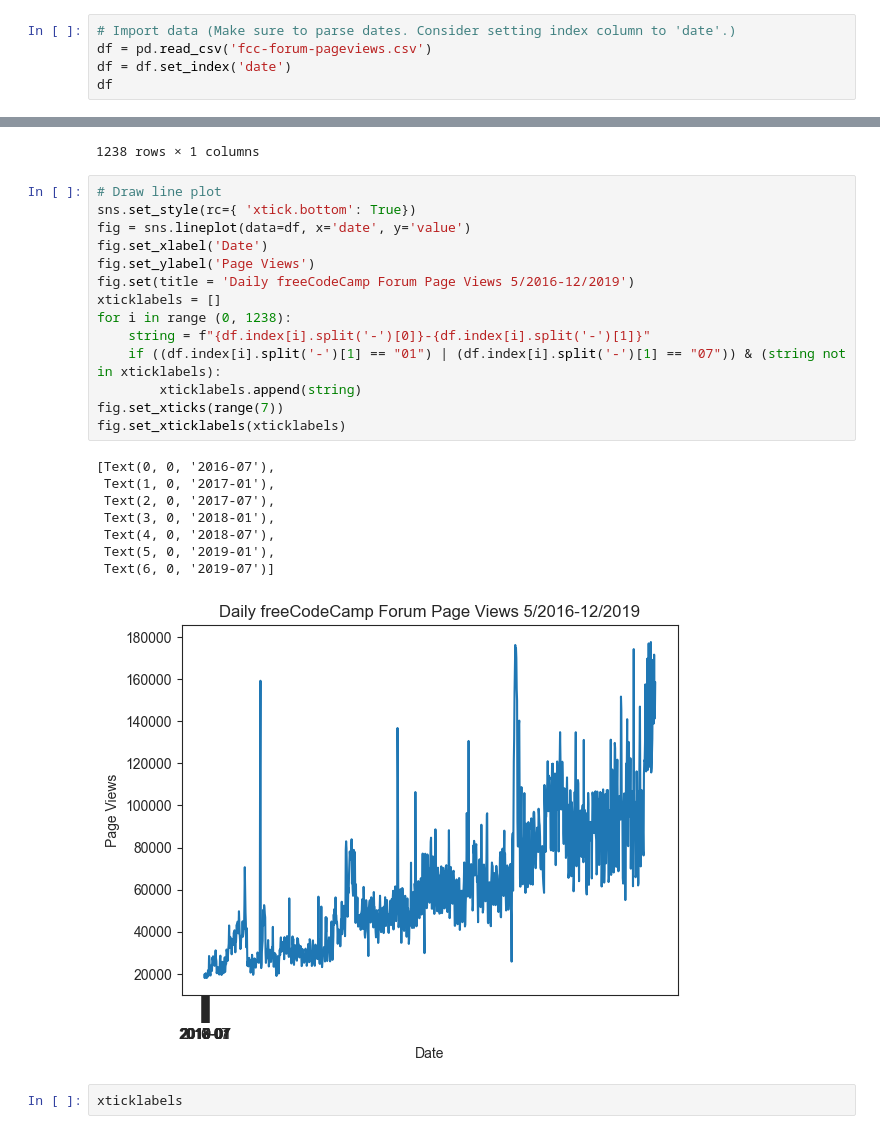
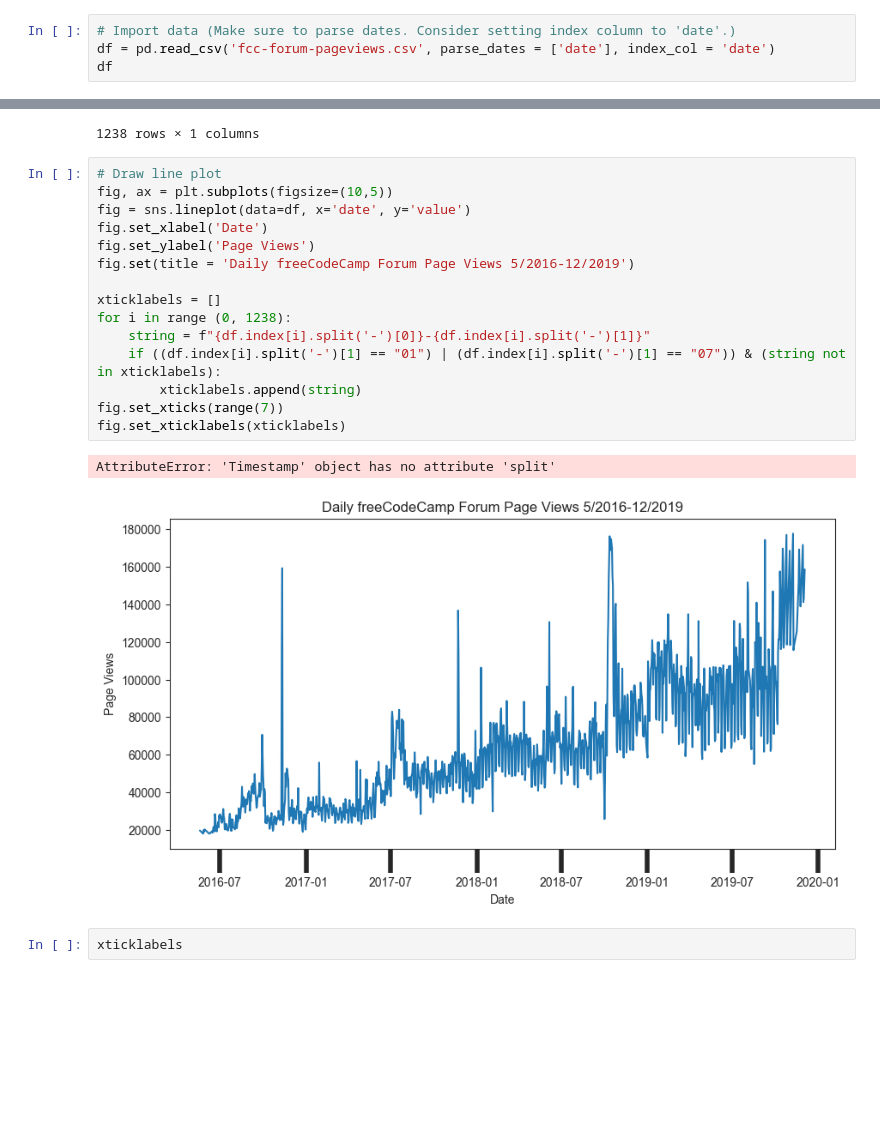
Before and after one commit to PeterAvgerinos/PyCerts, a Jupyter notebook: PyDataAn/projects/project4/Untitled.ipynb, the cells around one changed output, grey strips where cells are left out. Drawn from its saved outputs; the diff is of its cells as text; blank space fills up the shorter version.

```diff
--- a/PyDataAn/projects/project4/Untitled.ipynb
+++ b/PyDataAn/projects/project4/Untitled.ipynb
@@ -6,8 +6,7 @@ from pandas.plotting import register_matplotlib_converters
 register_matplotlib_converters()
 # %%
 # Import data (Make sure to parse dates. Consider setting index column to 'date'.)
-df = pd.read_csv('fcc-forum-pageviews.csv')
-df = df.set_index('date')
+df = pd.read_csv('fcc-forum-pageviews.csv', parse_dates = ['date'], index_col = 'date')
 df
 # %% [output]
 |  | value |
@@ -46,27 +45,22 @@ df
 1238 rows × 1 columns
 # %%
 # Draw line plot
-sns.set_style(rc={ 'xtick.bottom': True})
+fig, ax = plt.subplots(figsize=(10,5))
 fig = sns.lineplot(data=df, x='date', y='value')
 fig.set_xlabel('Date')
 fig.set_ylabel('Page Views')
 fig.set(title = 'Daily freeCodeCamp Forum Page Views 5/2016-12/2019')
+
 xticklabels = []
 for i in range (0, 1238):
     string = f"{df.index[i].split('-')[0]}-{df.index[i].split('-')[1]}"
     if ((df.index[i].split('-')[1] == "01") | (df.index[i].split('-')[1] == "07")) & (string not in xticklabels):
         xticklabels.append(string)
 fig.set_xticks(range(7))
 fig.set_xticklabels(xticklabels)
 # %% [output]
-[Text(0, 0, '2016-07'),
- Text(1, 0, '2017-01'),
- Text(2, 0, '2017-07'),
- Text(3, 0, '2018-01'),
- Text(4, 0, '2018-07'),
- Text(5, 0, '2019-01'),
- Text(6, 0, '2019-07')]
+AttributeError: 'Timestamp' object has no attribute 'split'
-[figure, old version]
+[figure, new version]
 # %%
 xticklabels
 # %% [output]
```
